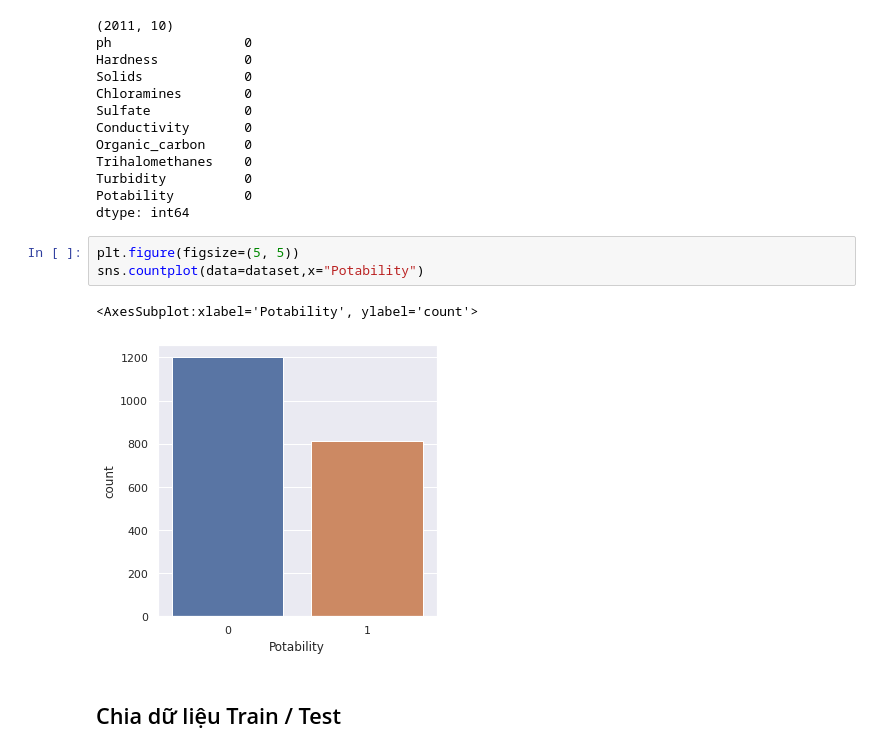
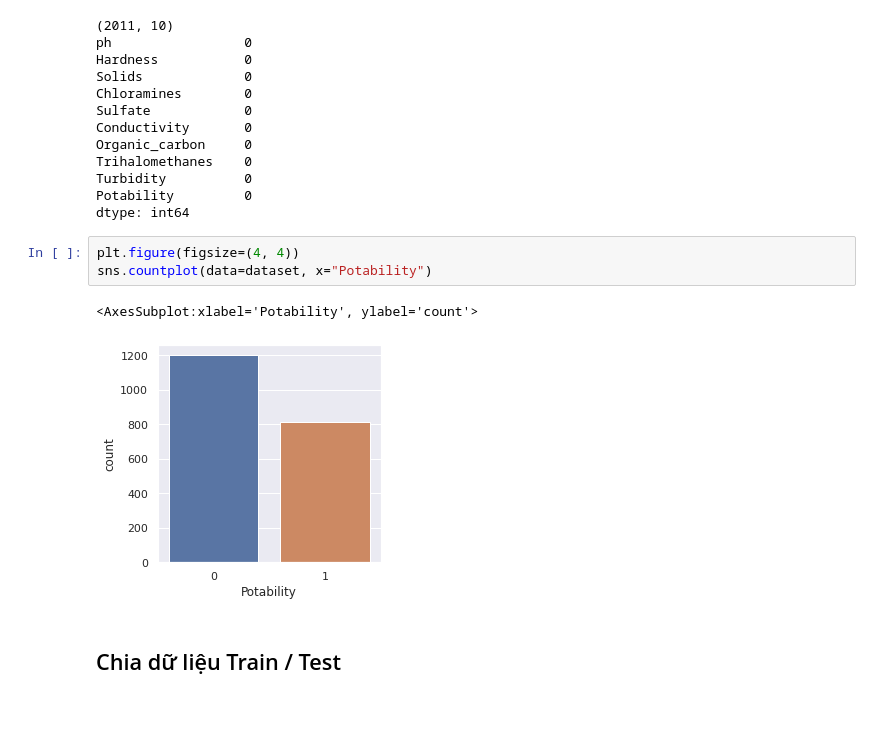
Before and after one commit to phuocleoceo/water-potability, a Jupyter notebook: main.ipynb, the cells around one changed output. Saved outputs shown, nothing was run; the diff lists cells and outputs as text; blank space fills up the shorter version.

```diff
--- a/main.ipynb
+++ b/main.ipynb
@@ -76,11 +79,11 @@ Turbidity          0
 Potability         0
 dtype: int64
 # %%
-plt.figure(figsize=(5, 5))
-sns.countplot(data=dataset,x="Potability")
+plt.figure(figsize=(4, 4))
+sns.countplot(data=dataset, x="Potability")
 # %% [output]
 <AxesSubplot:xlabel='Potability', ylabel='count'>
-[figure, old version]
+[figure, new version]
 # %% [markdown]
 ## Chia dữ liệu Train / Test
 # %% [markdown]
```
Also changed, not shown: parts of 5 cells of this notebook, 1 other file.
